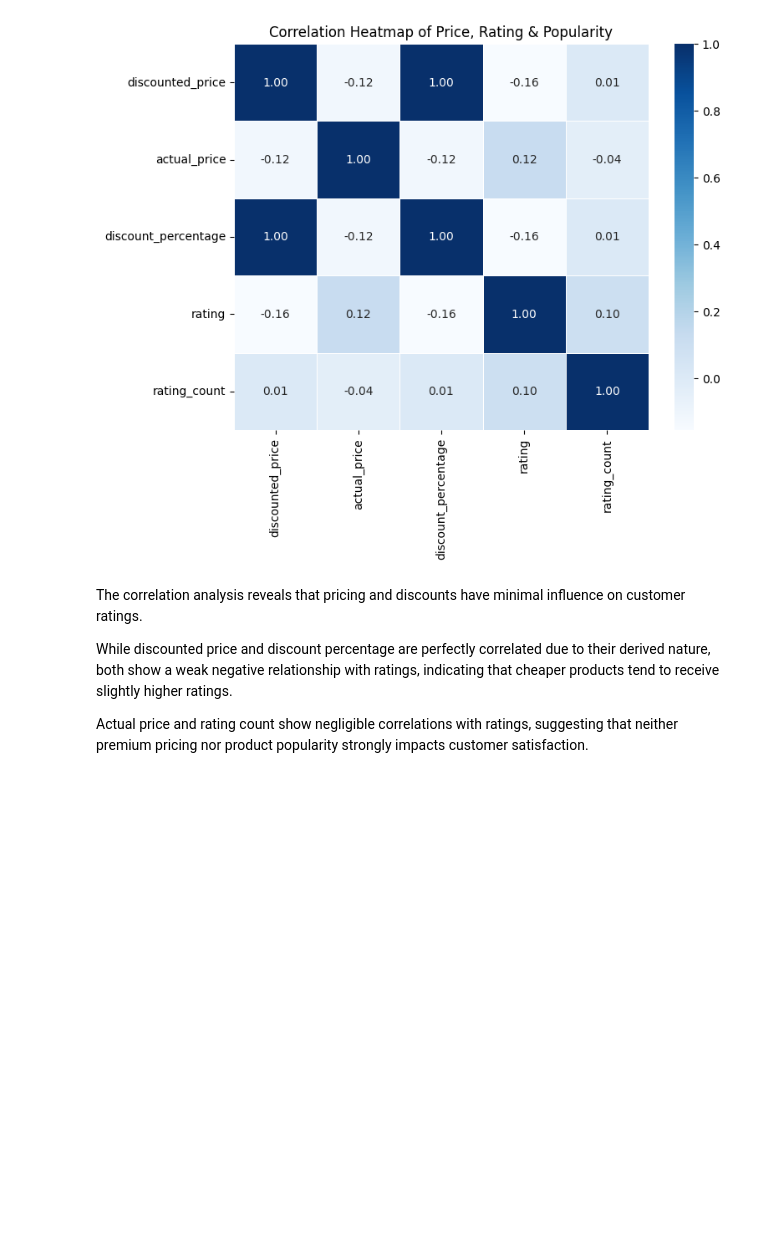
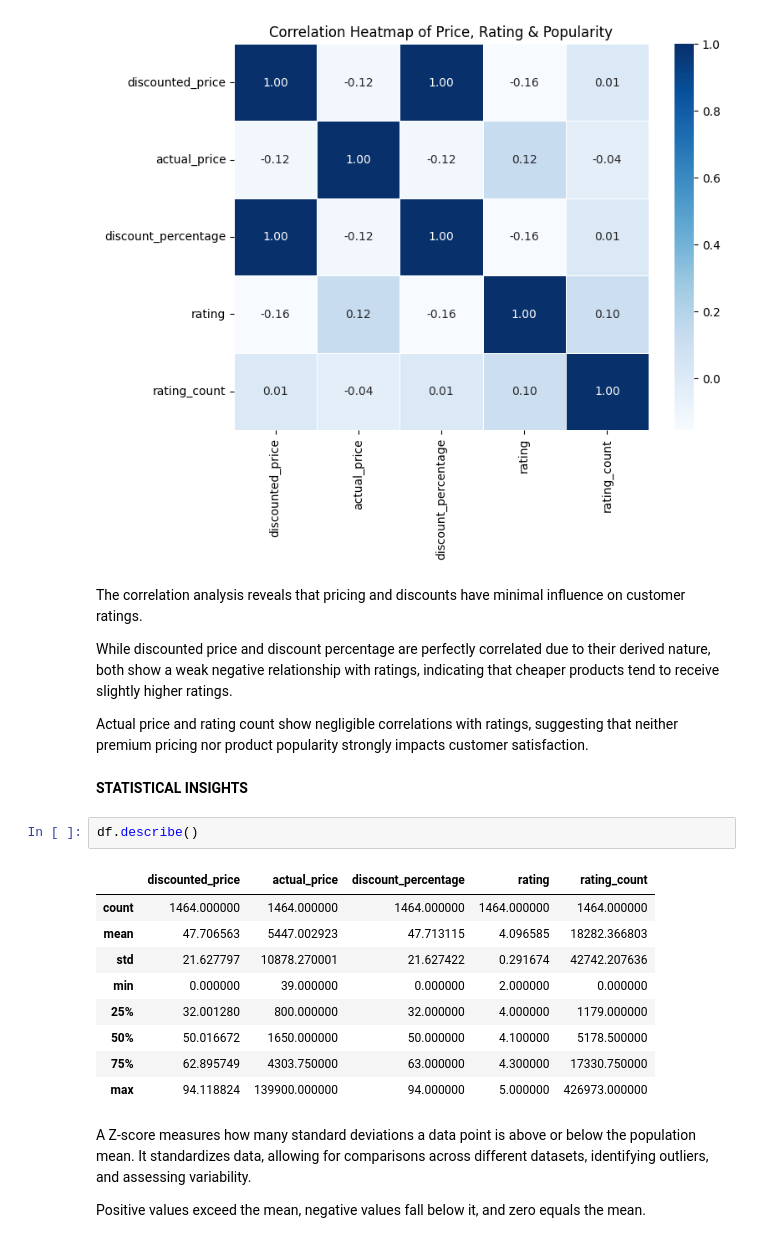
Before and after one commit to tanishpreet-kaur/Amazon-Data-EDA, a Jupyter notebook: amazon_reviews_EDA.ipynb, the cells around one changed output. Drawn from its saved outputs; the diff is of its cells as text; blank space fills up the shorter version.

```diff
--- a/amazon_reviews_EDA.ipynb
+++ b/amazon_reviews_EDA.ipynb
@@ -294,3 +281,21 @@ The correlation analysis reveals that pricing and discounts have minimal influen
 While discounted price and discount percentage are perfectly correlated due to their derived nature, both show a weak negative relationship with ratings, indicating that cheaper products tend to receive slightly higher ratings.
 
 Actual price and rating count show negligible correlations with ratings, suggesting that neither premium pricing nor product popularity strongly impacts customer satisfaction.
+# %% [markdown]
+**STATISTICAL INSIGHTS**
+# %%
+df.describe()
+# %% [output]
+|  | discounted_price | actual_price | discount_percentage | rating | rating_count |
+| count | 1464.000000 | 1464.000000 | 1464.000000 | 1464.000000 | 1464.000000 |
+| mean | 47.706563 | 5447.002923 | 47.713115 | 4.096585 | 18282.366803 |
+| std | 21.627797 | 10878.270001 | 21.627422 | 0.291674 | 42742.207636 |
+| min | 0.000000 | 39.000000 | 0.000000 | 2.000000 | 0.000000 |
+| 25% | 32.001280 | 800.000000 | 32.000000 | 4.000000 | 1179.000000 |
+| 50% | 50.016672 | 1650.000000 | 50.000000 | 4.100000 | 5178.500000 |
+| 75% | 62.895749 | 4303.750000 | 63.000000 | 4.300000 | 17330.750000 |
+| max | 94.118824 | 139900.000000 | 94.000000 | 5.000000 | 426973.000000 |
+# %% [markdown]
+A Z-score measures how many standard deviations a data point is above or below the population mean. It standardizes data, allowing for comparisons across different datasets, identifying outliers, and assessing variability.
+
+Positive values exceed the mean, negative values fall below it, and zero equals the mean.
```
Also changed, not shown: parts of 1 cell of this notebook.
